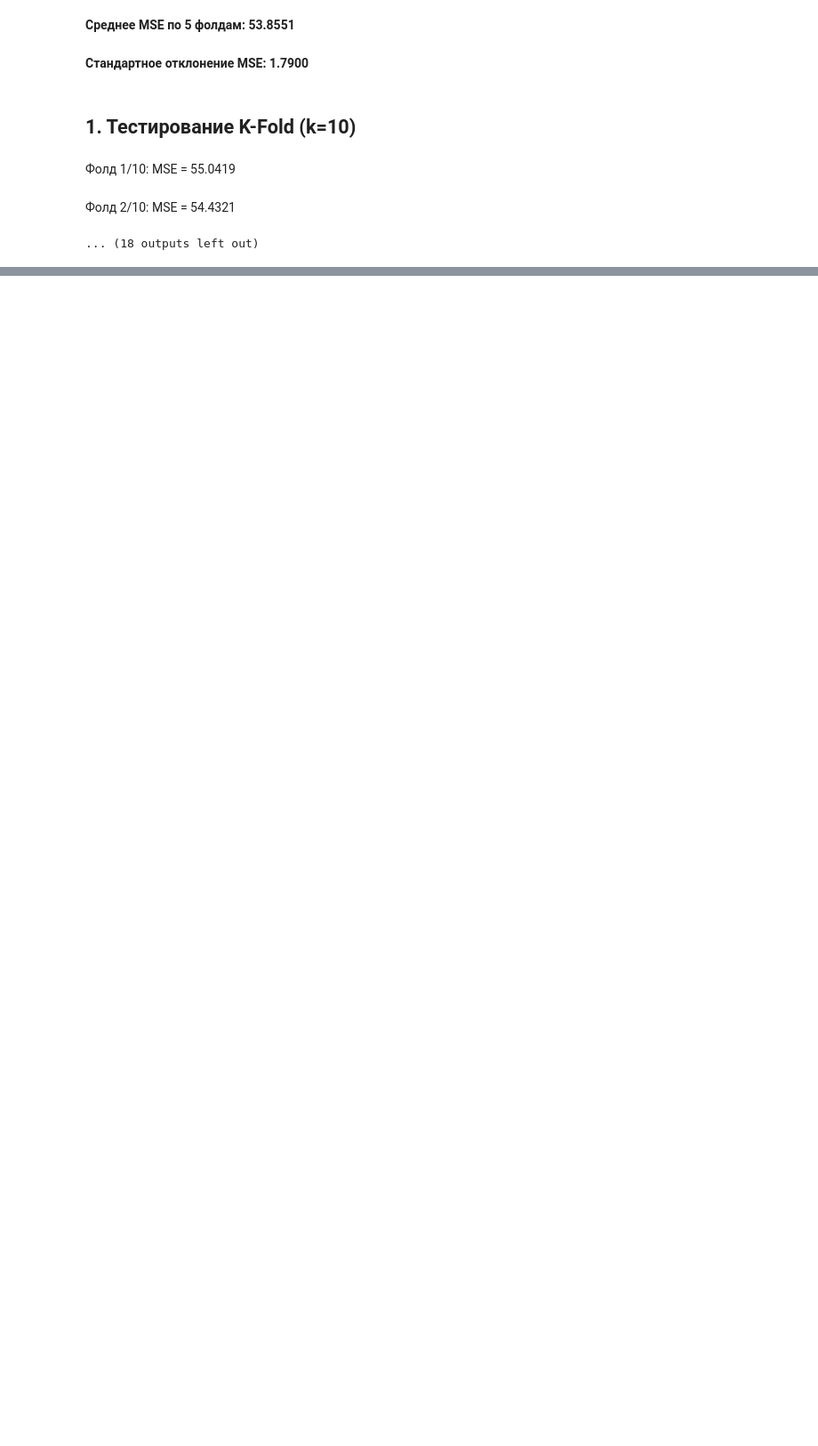
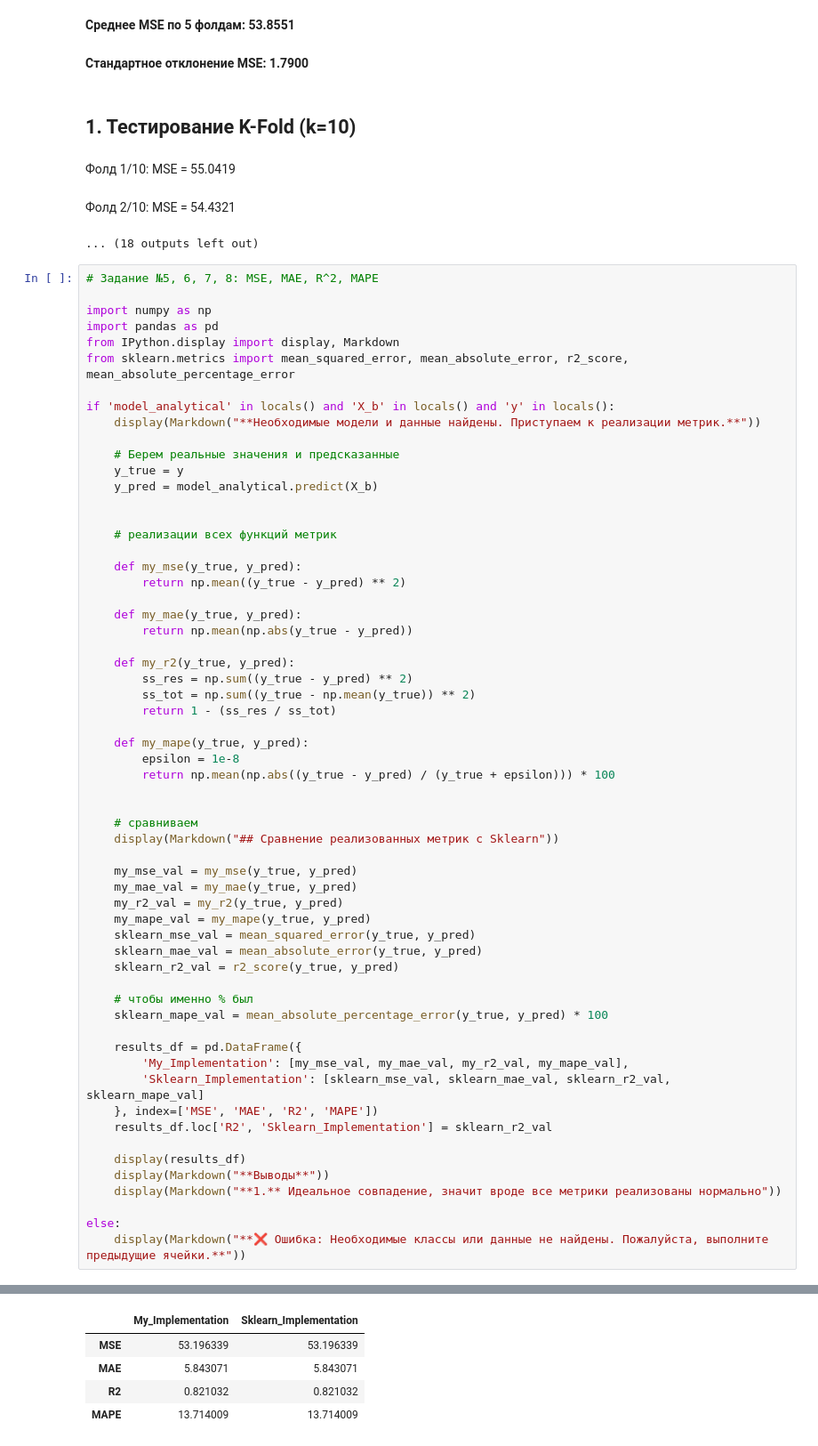
Before and after one commit to DmitriyKolesnikM8O/MLLabs, a Jupyter notebook: ML1LAb.ipynb, the cells around one changed output, grey strips where cells are left out. Shown at 89% size. Drawn from its saved outputs; the diff is of its cells as text; blank space fills up the shorter version.

```diff
--- a/ML1LAb.ipynb
+++ b/ML1LAb.ipynb
@@ -533,3 +533,64 @@ else:
 Фолд 1/10: MSE = 55.0419
 Фолд 2/10: MSE = 54.4321
 ... (18 outputs left out)
+# %%
+# Задание №5, 6, 7, 8: MSE, MAE, R^2, MAPE
+
+import numpy as np
+import pandas as pd
+from IPython.display import display, Markdown
+from sklearn.metrics import mean_squared_error, mean_absolute_error, r2_score, mean_absolute_percentage_error
+
+if 'model_analytical' in locals() and 'X_b' in locals() and 'y' in locals():
+    display(Markdown("**Необходимые модели и данные найдены. Приступаем к реализации метрик.**"))
+
+    # Берем реальные значения и предсказанные
+    y_true = y
+    y_pred = model_analytical.predict(X_b)
+
+
+    # реализации всех функций метрик
+
+    def my_mse(y_true, y_pred):
+        return np.mean((y_true - y_pred) ** 2)
+
+    def my_mae(y_true, y_pred):
+        return np.mean(np.abs(y_true - y_pred))
+
+    def my_r2(y_true, y_pred):
+        ss_res = np.sum((y_true - y_pred) ** 2)
+        ss_tot = np.sum((y_true - np.mean(y_true)) ** 2)
+        return 1 - (ss_res / ss_tot)
+
+    def my_mape(y_true, y_pred):
+        epsilon = 1e-8
+        return np.mean(np.abs((y_true - y_pred) / (y_true + epsilon))) * 100
+
+
+    # сравниваем
+    display(Markdown("## Сравнение реализованных метрик с Sklearn"))
+
+    my_mse_val = my_mse(y_true, y_pred)
+    my_mae_val = my_mae(y_true, y_pred)
+    my_r2_val = my_r2(y_true, y_pred)
+    my_mape_val = my_mape(y_true, y_pred)
+    sklearn_mse_val = mean_squared_error(y_true, y_pred)
+    sklearn_mae_val = mean_absolute_error(y_true, y_pred)
+    sklearn_r2_val = r2_score(y_true, y_pred)
+
+    # чтобы именно % был
+    sklearn_mape_val = mean_absolute_percentage_error(y_true, y_pred) * 100
+
+    results_df = pd.DataFrame({
+        'My_Implementation': [my_mse_val, my_mae_val, my_r2_val, my_mape_val],
+        'Sklearn_Implementation': [sklearn_mse_val, sklearn_mae_val, sklearn_r2_val, sklearn_mape_val]
+    }, index=['MSE', 'MAE', 'R2', 'MAPE'])
+    results_df.loc['R2', 'Sklearn_Implementation'] = sklearn_r2_val
+
+    display(results_df)
+    display(Markdown("**Выводы**"))
+    display(Markdown("**1.** Идеальное совпадение, значит вроде все метрики реализованы нормально"))
+
+else:
+    display(Markdown("**❌ Ошибка: Необходимые классы или данные не найдены. Пожалуйста, выполните предыдущие ячейки.**"))
+# %% [output]
@@ -535,0 +599,5 @@ else:
+|  | My_Implementation | Sklearn_Implementation |
+| MSE | 53.196339 | 53.196339 |
+| MAE | 5.843071 | 5.843071 |
+| R2 | 0.821032 | 0.821032 |
+| MAPE | 13.714009 | 13.714009 |
```
Also changed, not shown: parts of 1 cell of this notebook.
